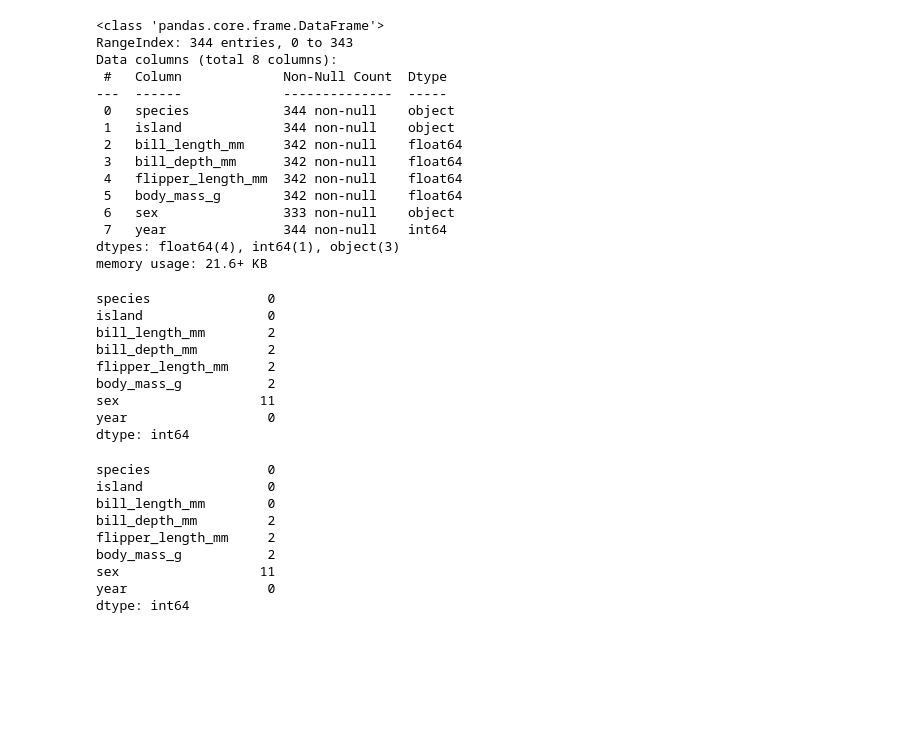
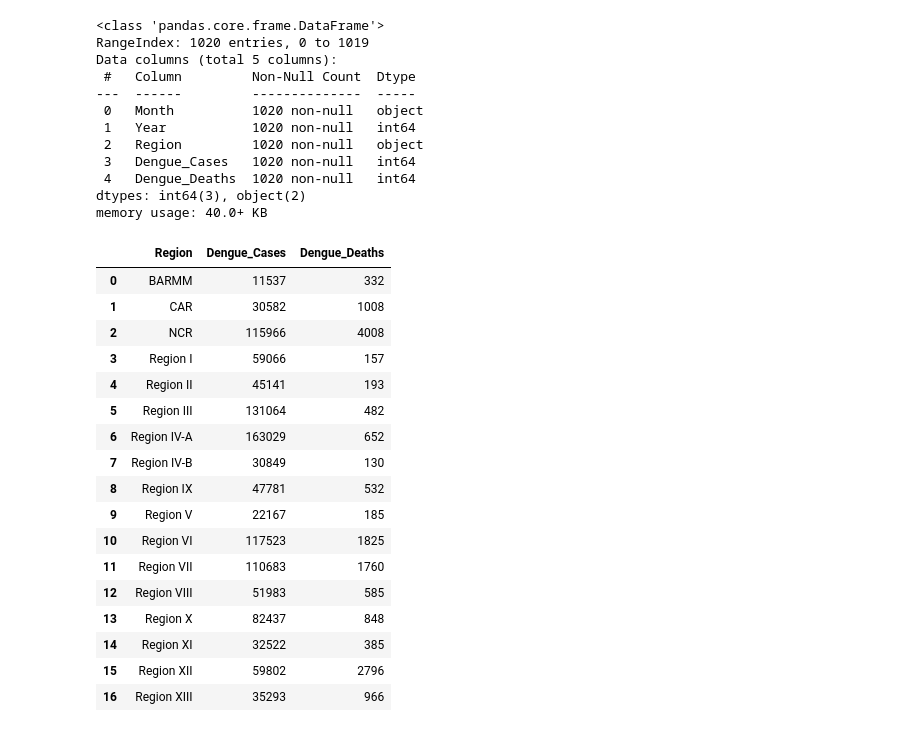
Before and after one commit to jerwinq19/ITELEC303, a Jupyter notebook: Untitled.ipynb, the cells around one changed output. Cells and saved outputs as stored; diff of their text form; code cells hidden in the pictures; blank space fills up the shorter version.

```diff
--- a/Untitled.ipynb
+++ b/Untitled.ipynb
@@ -4,4 +9,5 @@ import pandas as pd
 import warnings
 warnings.filterwarnings('ignore')
 # %%
-penguins = pd.read_csv('datasets//penguins.csv')
+df = pd.read_csv('datasets//dengue.csv')
+df.head(10)
@@ -20,30 +35,15 @@ penguins.describe()
 # %%
-penguins.info()
+df.info()
 # %% [output]
 <class 'pandas.core.frame.DataFrame'>
-RangeIndex: 344 entries, 0 to 343
-Data columns (total 8 columns):
- #   Column             Non-Null Count  Dtype
----  ------             --------------  -----
- 0   species            344 non-null    object
- 1   island             344 non-null    object
- 2   bill_length_mm     342 non-null    float64
- 3   bill_depth_mm      342 non-null    float64
- 4   flipper_length_mm  342 non-null    float64
- 5   body_mass_g        342 non-null    float64
- 6   sex                333 non-null    object
- 7   year               344 non-null    int64
-dtypes: float64(4), int64(1), object(3)
-memory usage: 21.6+ KB
+RangeIndex: 1020 entries, 0 to 1019
+Data columns (total 5 columns):
+ #   Column         Non-Null Count  Dtype
+---  ------         --------------  -----
+ 0   Month          1020 non-null   object
+ 1   Year           1020 non-null   int64
+ 2   Region         1020 non-null   object
+ 3   Dengue_Cases   1020 non-null   int64
+ 4   Dengue_Deaths  1020 non-null   int64
+dtypes: int64(3), object(2)
+memory usage: 40.0+ KB
-# %%
-penguins.isnull().sum()
-# %% [output]
-species               0
-island                0
-bill_length_mm        2
-bill_depth_mm         2
-flipper_length_mm     2
-body_mass_g           2
-sex                  11
-year                  0
-dtype: int64
@@ -53,12 +50,22 @@ penguins['bill_length_mm'] = penguins['bill_length_mm'].fillna(bill_ave)
-# %%
-penguins.isnull().sum()
-# %% [output]
-species               0
-island                0
-bill_length_mm        0
-bill_depth_mm         2
-flipper_length_mm     2
-body_mass_g           2
-sex                  11
-year                  0
-dtype: int64
+# %%
+regional_death = df.groupby('Region')[['Dengue_Cases','Dengue_Deaths']].sum().reset_index()
+regional_death
+# %% [output]
+|  | Region | Dengue_Cases | Dengue_Deaths |
+| 0 | BARMM | 11537 | 332 |
+| 1 | CAR | 30582 | 1008 |
+| 2 | NCR | 115966 | 4008 |
+| 3 | Region I | 59066 | 157 |
+| 4 | Region II | 45141 | 193 |
+| 5 | Region III | 131064 | 482 |
+| 6 | Region IV-A | 163029 | 652 |
+| 7 | Region IV-B | 30849 | 130 |
+| 8 | Region IX | 47781 | 532 |
+| 9 | Region V | 22167 | 185 |
+| 10 | Region VI | 117523 | 1825 |
+| 11 | Region VII | 110683 | 1760 |
+| 12 | Region VIII | 51983 | 585 |
+| 13 | Region X | 82437 | 848 |
+| 14 | Region XI | 32522 | 385 |
+| 15 | Region XII | 59802 | 2796 |
+| 16 | Region XIII | 35293 | 966 |
```
Also changed, not shown: parts of 14 cells of this notebook.
